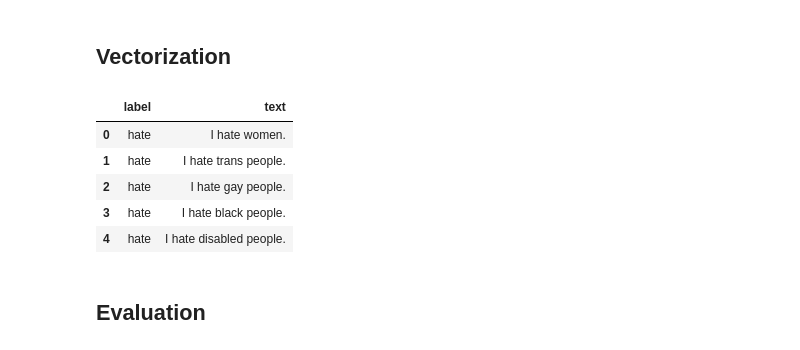
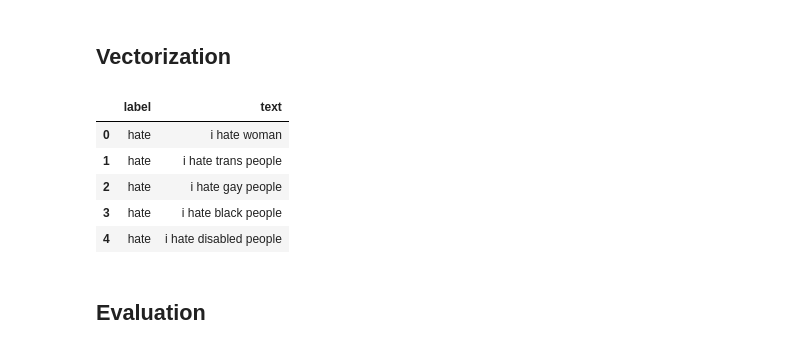
Before and after one commit to eliasmarcon/nlp_projekt, a Jupyter notebook: src/03_Logistic_Regression.ipynb, the cells around one changed output. Cells and saved outputs as stored; diff of their text form; code cells hidden in the pictures.

```diff
--- a/src/03_Logistic_Regression.ipynb
+++ b/src/03_Logistic_Regression.ipynb
@@ -5,19 +7,19 @@
 # %%
 import pandas as pd
 import numpy as np
 from sklearn.model_selection import train_test_split
 from sklearn.feature_extraction.text import TfidfVectorizer
 from sklearn.linear_model import LogisticRegression
 from sklearn.metrics import accuracy_score, classification_report
 
-training_data_raw = pd.read_csv('../datasets/00_output_datasets/dataset_combined.csv')
-training_data_preprocessed = pd.read_csv('../datasets/01_preprocessed_datasets/dataset_preprocessed_stopwords.csv')
+training_data_preprocessed_no_transformation = pd.read_csv('../datasets/01_preprocessed_datasets/dataset_preprocessed_no_transformation.csv')
+training_data_preprocessed_stopwords = pd.read_csv('../datasets/01_preprocessed_datasets/dataset_preprocessed_stopwords.csv')
 
-training_data_raw.head()
+training_data_preprocessed_no_transformation.head()
 # %% [output]
 |  | label | text |
-| 0 | hate | I hate women. |
-| 1 | hate | I hate trans people. |
-| 2 | hate | I hate gay people. |
-| 3 | hate | I hate black people. |
-| 4 | hate | I hate disabled people. |
+| 0 | hate | i hate woman |
+| 1 | hate | i hate trans people |
+| 2 | hate | i hate gay people |
+| 3 | hate | i hate black people |
+| 4 | hate | i hate disabled people |
```
Also changed, not shown: parts of 8 cells of this notebook, 1 other file.
